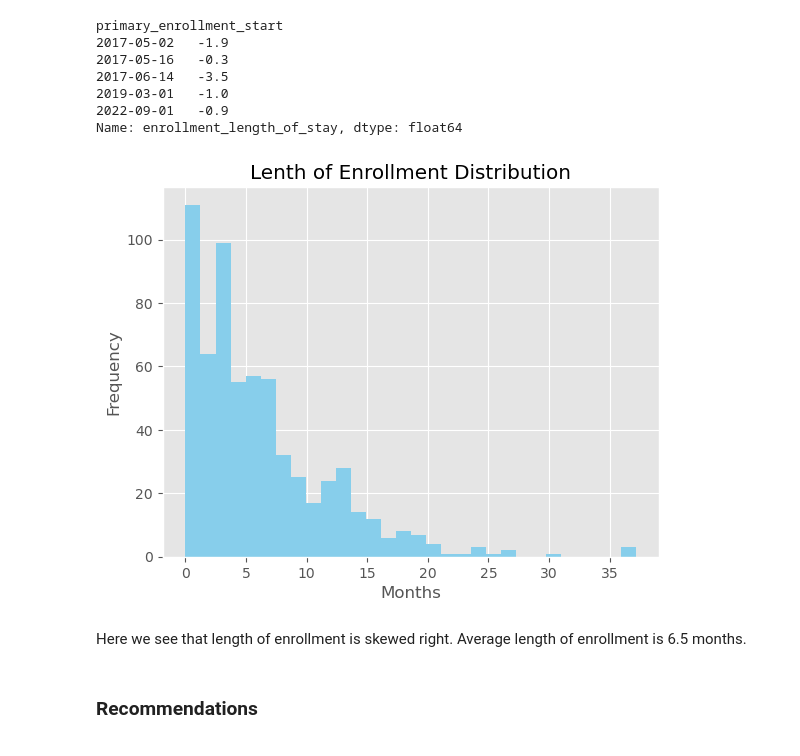
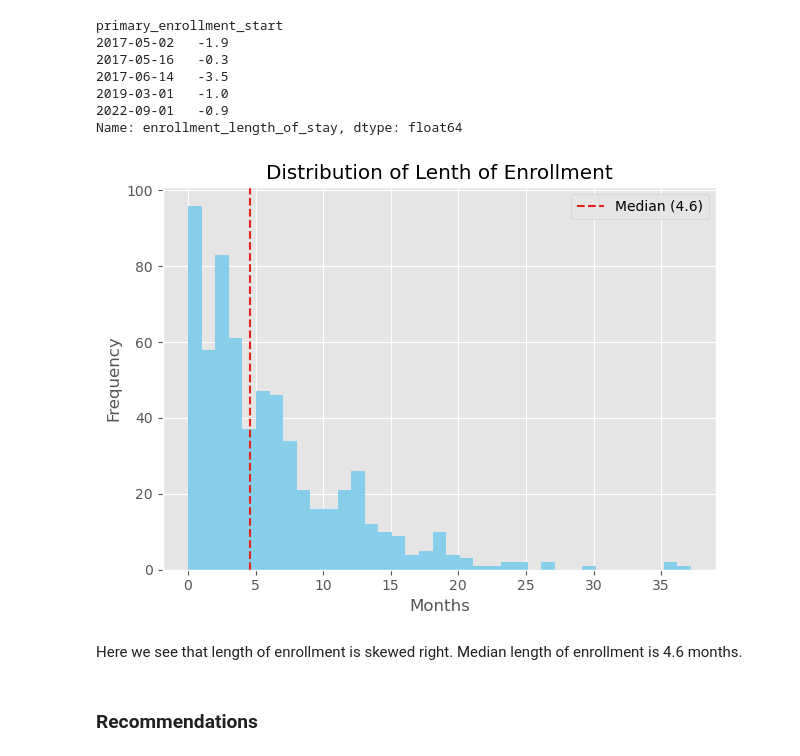
Before and after one commit to elijahlopez94/trends_in_supplemental_education_program, a Jupyter notebook: eda_notebook.ipynb, the cells around one changed output. Saved outputs shown, nothing was run; the diff lists cells and outputs as text; code cells hidden in the pictures.

```diff
--- a/eda_notebook.ipynb
+++ b/eda_notebook.ipynb
@@ -1494,17 +1514,16 @@ Name: enrollment_length_of_stay, dtype: float64
 # %%
+# Visualize
 # Filtered less than 40 to exclude outliers and enhance visual
-accounts['enrollment_length_of_stay'].loc[(accounts['enrollment_length_of_stay'] >= 0) & (accounts['enrollment_length_of_stay'] < 40)].plot(
-    kind='hist',
-    bins=30,
-    color='skyblue',
-    title='Lenth of Enrollment Distribution',
-    xlabel='Months',
-    ylabel='Frequency'
-);
+plot_histogram(
+    data=accounts['enrollment_length_of_stay'].loc[(accounts['enrollment_length_of_stay'] >= 0) & (accounts['enrollment_length_of_stay'] < 40)],
+    title='Distribution of Lenth of Enrollment',
+    x_label='Months',
+    x_ticks_interval=5
+)
 # %% [output]
-[figure, old version]
+[figure, new version]
 # %% [markdown]
-Here we see that length of enrollment is skewed right. Average length of enrollment is 6.5 months.
+Here we see that length of enrollment is skewed right. Median length of enrollment is 4.6 months.
 # %% [markdown]
 ### Recommendations
 # %% [markdown]
```
Also changed, not shown: parts of 20 cells of this notebook, 25 other files.
